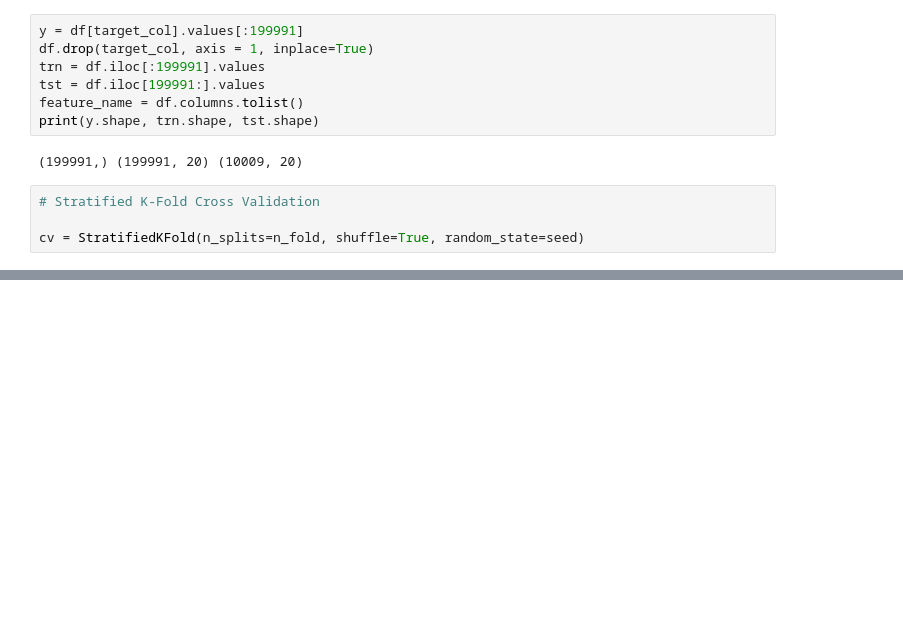
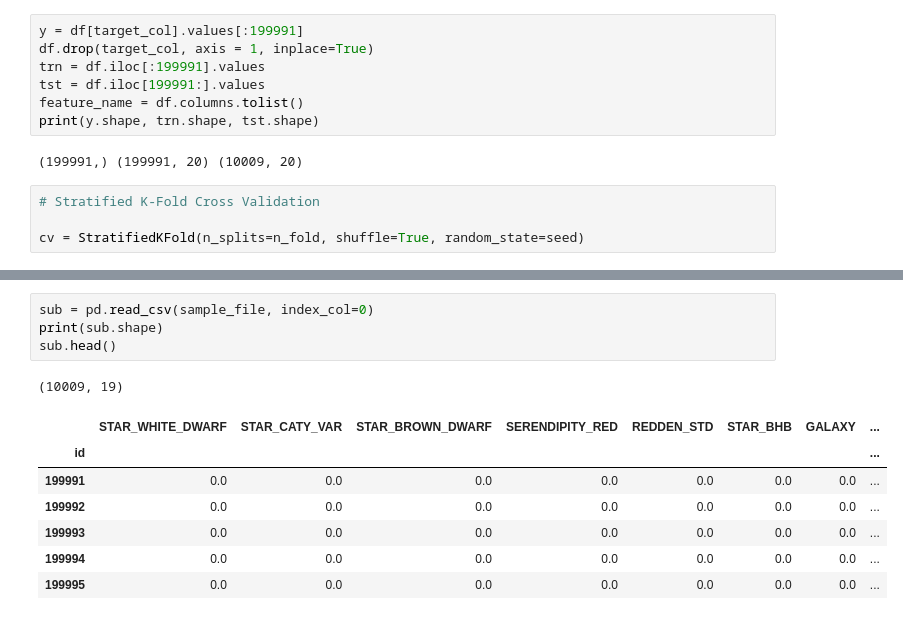
Before and after one commit to jun789-lee/astronomical-object-multiclassification, a Jupyter notebook: notebooks/08. LightGBM CV.ipynb, the cells around one changed output, grey strips where cells are left out. Saved outputs shown, nothing was run; the diff lists cells and outputs as text; blank space fills up the shorter version.

```diff
--- a/notebooks/08. LightGBM CV.ipynb
+++ b/notebooks/08. LightGBM CV.ipynb
@@ -91,0 +129,13 @@ TypeError: Input should have at least 1 dimension i.e. satisfy `len(x.shape) > 0
+# %%
+sub = pd.read_csv(sample_file, index_col=0)
+print(sub.shape)
+sub.head()
+# %% [output]
+(10009, 19)
+|  | STAR_WHITE_DWARF | STAR_CATY_VAR | STAR_BROWN_DWARF | SERENDIPITY_RED | REDDEN_STD | STAR_BHB | GALAXY | ... |
+| id |  |  |  |  |  |  |  | ... |
+| 199991 | 0.0 | 0.0 | 0.0 | 0.0 | 0.0 | 0.0 | 0.0 | ... |
+| 199992 | 0.0 | 0.0 | 0.0 | 0.0 | 0.0 | 0.0 | 0.0 | ... |
+| 199993 | 0.0 | 0.0 | 0.0 | 0.0 | 0.0 | 0.0 | 0.0 | ... |
+| 199994 | 0.0 | 0.0 | 0.0 | 0.0 | 0.0 | 0.0 | 0.0 | ... |
+| 199995 | 0.0 | 0.0 | 0.0 | 0.0 | 0.0 | 0.0 | 0.0 | ... |
```
Also changed, not shown: parts of 10 cells of this notebook, 9 other files.
